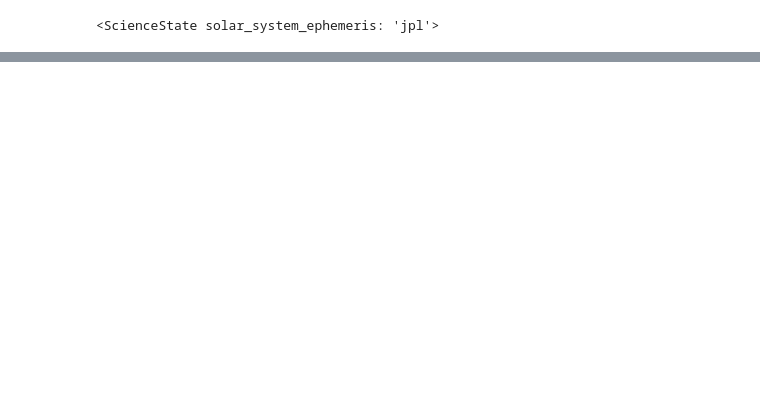
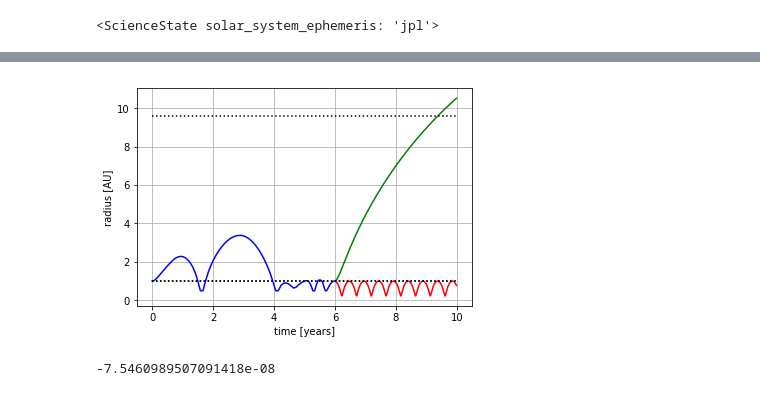
Before and after one commit to iamxanadu/GMAT-SaturnIcyMoonExplorer, a Jupyter notebook: EE_Optimal_Ascent-2controls.ipynb, the cells around one changed output, grey strips where cells are left out. Drawn from its saved outputs; the diff is of its cells as text; code cells hidden in the pictures; blank space fills up the shorter version.

```diff
--- a/EE_Optimal_Ascent-2controls.ipynb
+++ b/EE_Optimal_Ascent-2controls.ipynb
@@ -503,34 +579,43 @@ print("Earth phase:    ", 360*(((obj.w0*final_time)/(2*pi))%1), 'deg')
 #define the passive dynamics
 from scipy.integrate import odeint
 def passiveDynamics(x,t):
     r = x[0]
     vr = x[1]
     vt = x[2]
 
     dx = [0,0,0]
     dx[0] = vr
     dx[1] = vt**2 / r - 1 / r**2
     dx[2] = - vr * vt / r
 
     return dx
 
 #integrate using odeint
-t_passive = np.linspace(final_time,final_time+2*year/obj.tref,10000)
+t_passive = np.linspace(final_time,final_time+4*year/obj.tref,10000)
 x_passive = odeint(passiveDynamics,[r[-1],vr[-1],vt[-1]],t_passive)
+x_flyby = odeint(passiveDynamics,[r[-1],0,ve_plus_min.to(u.m/u.s).value/obj.vref],t_passive)
 
 #extract the radial position
 r_passive = x_passive[:,0]
+r_flyby = x_flyby[:,0]
 
 
 #plot the final solution
 plt.figure()
 plt.plot(time*obj.tref/year, r,'b')
 plt.plot(t_passive*obj.tref/year, r_passive,'r')
-plt.plot([0,final_time*obj.tref/year + 2],[obj.r0,obj.r0],'k:')
-plt.plot([0,final_time*obj.tref/year + 2],[obj.rf,obj.rf],'k:')
-plt.plot([0,final_time*obj.tref/year + 2],[obj.d_final_apogee/obj.lref,obj.d_final_apogee/obj.lref],'k:')
+plt.plot(t_passive*obj.tref/year, r_flyby,'g')
+plt.plot([0,final_time*obj.tref/year + 4],[obj.r0,obj.r0],'k:')
+plt.plot([0,final_time*obj.tref/year + 4],[obj.rf,obj.rf],'k:')
+plt.plot([0,final_time*obj.tref/year + 4],[9.6, 9.6],'k:')
 plt.grid()
 plt.xlabel("time [years]")
 plt.ylabel("radius [AU]")
 
 plt.show()
+# %% [output]
+[figure, added]
+# %%
+vr[-1]
+# %% [output]
+-7.5460989507091418e-08
```
Also changed, not shown: parts of 15 cells of this notebook, 22 other files.
